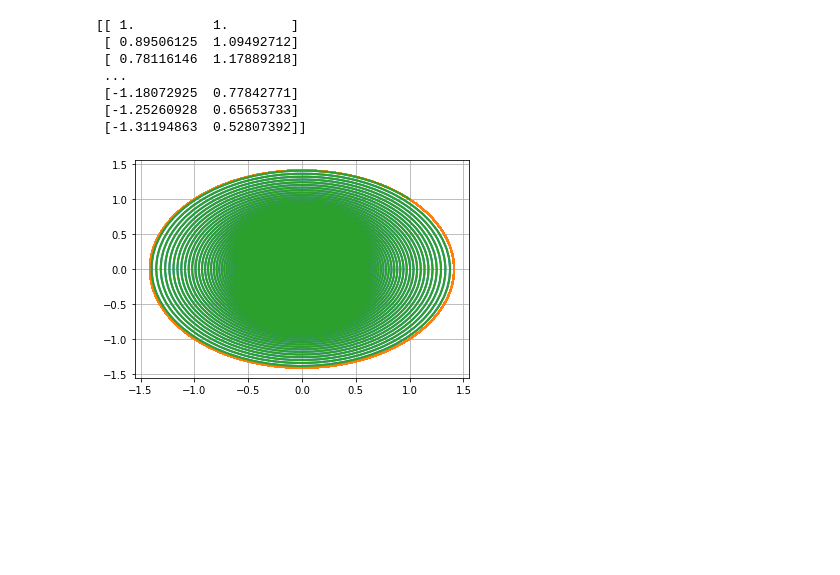
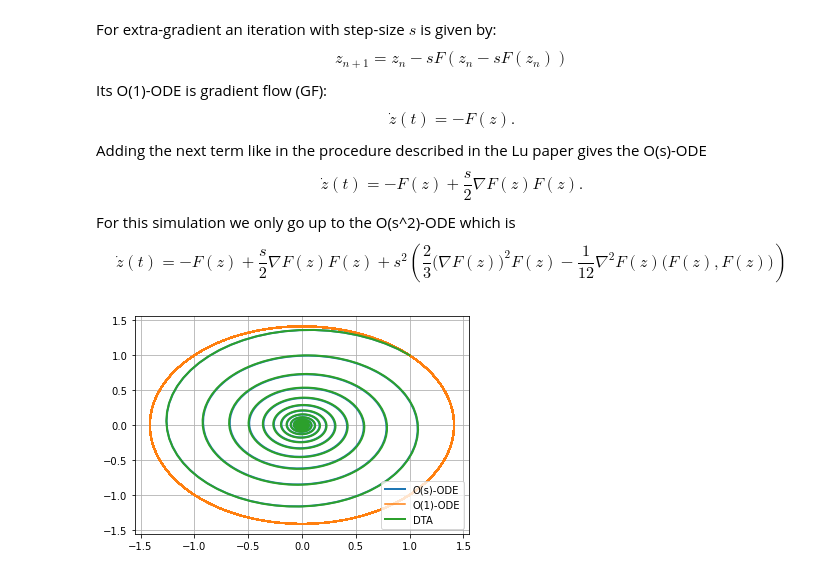
Before and after one commit to jkasalt/ganz_OptML, a Jupyter notebook: odes.ipynb, the cells around one changed output. Saved outputs shown, nothing was run; the diff lists cells and outputs as text; code cells hidden in the pictures; blank space fills up the shorter version.

```diff
--- a/odes.ipynb
+++ b/odes.ipynb
@@ -8,16 +12,13 @@ $$\dot z(t) = -F(z) + \frac{s}{2} \nabla F(z) F(z)$$
+# %% [markdown]
+For extra-gradient an iteration with step-size $s$ is given by: $$z_{n+1} = z_n - sF(z_n - sF(z_n))$$
+Its O(1)-ODE is gradient flow (GF): $$\dot z(t) = -F(z).$$
+Adding the next term like in the procedure described in the Lu paper gives the O(s)-ODE $$\dot z(t) = -F(z) + \frac{s}{2} \nabla F(z) F(z).$$
+For this simulation we only go up to the O(s^2)-ODE which is
+$$ \dot z(t) = -F(z) + \frac{s}{2} \nabla F(z) F(z) + s^2 \left(\frac{2}{3} \big(\nabla F(z)\big)^2 F(z) - \frac{1}{12}\nabla^2 F(z) \big(F(z), F(z)\big)\right)$$
 # %%
-def trajectory_ode(velocity, flow, nabla_flow, z0, lr=1e-2, numsteps=1e5):
-    """Euler explicitization of the osr"""
-    z0 = np.array(z0)
-    zs = [z0]
-    for t in range(int(numsteps)):
-        z = zs[-1]
-        new_z = z + lr * velocity(z, flow, nabla_flow, s=0.01)
-        zs.append(new_z)
-    return np.array(zs)
-
-
 def trajectory_dta(algo, flow, z0, lr=1e-2, numsteps=100000):
+    """This runs a given algorithm for a certain number of steps and returns all
+    the iterates"""
     z0 = np.array(z0)
     zs = [z0]
     for t in range(int(numsteps)):
@@ -27,10 +28,12 @@ def trajectory_dta(algo, flow, z0, lr=1e-2, numsteps=100000):
     return np.array(zs)
 # %%
 def F(z):
+    """Flow given by loss l(x,y) = xy"""
     return np.array([z[1], -z[0]])
 
 
 def nFz(z):
+    """Nabla (Jacobian) of previous flow"""
     return np.array([[0, 1], [-1, 0]])
 
 
@@ -60,31 +63,25 @@ def eg_os0ode(z, t, flow, nabla_flow, s):
 
 
 def eg_dta(z, flow, s, nabla_flow=None):
+    """The discrete time algorithm: extra-gradient method"""
     return z - s * flow(z - s * flow(z))
 # %%
-# z_egode = trajectory_ode(eg_os1ode, F, nFz, [1.0, 1.0])
-# z_gradflow = trajectory_ode(eg_os0ode, F, nFz, [1.0, 1.0])
 from scipy.integrate import odeint
 
-z_egode1 = odeint(eg_os1ode, [1, 1], np.linspace(0, 1001, 10001), args=(F, nFz, 1e-2))
-z_egode0 = odeint(eg_os0ode, [1, 1], np.linspace(0, 1001, 10001), args=(F, nFz, 1e-2))
-print(z_egode0)
-z_egdta = trajectory_dta(eg_dta, F, [1.0, 1.0])
+# Using scipy's differential equation solver to plot the trajectory of the
+# differential equation
+z_egode1 = odeint(eg_os1ode, [1, 1], np.linspace(0, 1001, 10001), args=(F, nFz, 1e-1))
+z_egode0 = odeint(eg_os0ode, [1, 1], np.linspace(0, 1001, 10001), args=(F, nFz, 1e-1))
+z_egdta = trajectory_dta(eg_dta, F, [1.0, 1.0], lr=1e-1)
 
-# plot
+# Creating the plot
 fig, ax = plt.subplots()
-ax.plot(z_egode1[:, 0], z_egode1[:, 1], linewidth=2.0)
-ax.plot(z_egode0[:, 0], z_egode0[:, 1])
-ax.plot(z_egdta[:, 0], z_egdta[:, 1], linewidth=2.0)
-# ax.plot(z_gradflow[:,0], z_gradflow[:,1], linewidth=2.0)
+ax.plot(z_egode1[:, 0], z_egode1[:, 1], linewidth=2.0, label="O(s)-ODE")
+ax.plot(z_egode0[:, 0], z_egode0[:, 1], label="O(1)-ODE")
+ax.plot(z_egdta[:, 0], z_egdta[:, 1], linewidth=2.0, label="DTA")
 plt.grid(visible=True)
+ax.legend()
 plt.show()
+# fig.savefig("xyloss_traj.png", dpi=80, bbox_inches="tight")
 # %% [output]
-[[ 1.          1.        ]
- [ 0.89506125  1.09492712]
- [ 0.78116146  1.17889218]
- ...
- [-1.18072925  0.77842771]
- [-1.25260928  0.65653733]
- [-1.31194863  0.52807392]]
-[figure, old version]
+[figure, new version]
```
Also changed, not shown: parts of 14 cells of this notebook.
